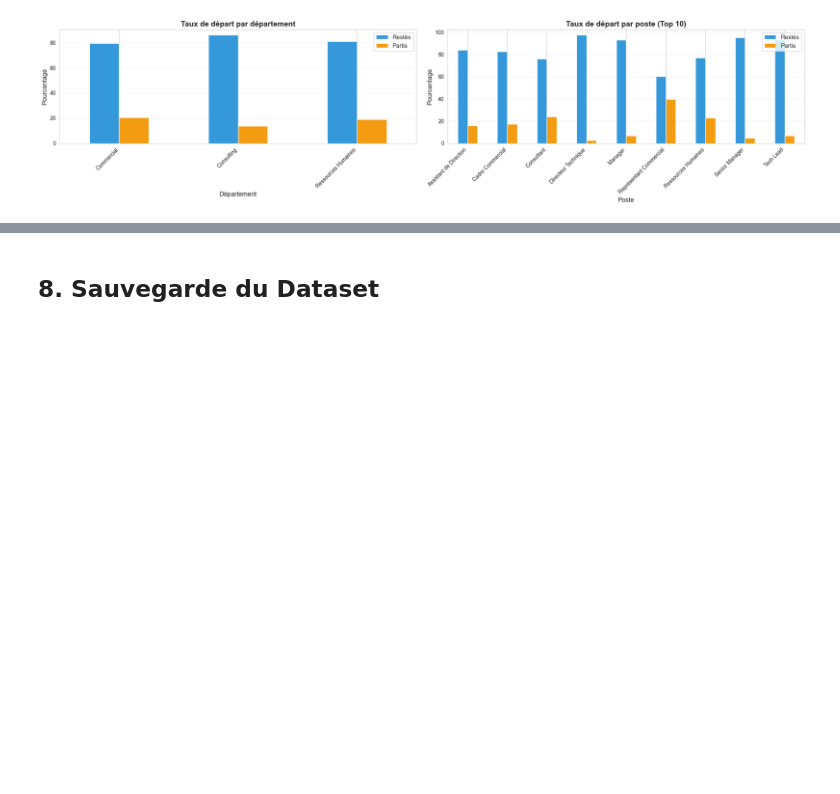
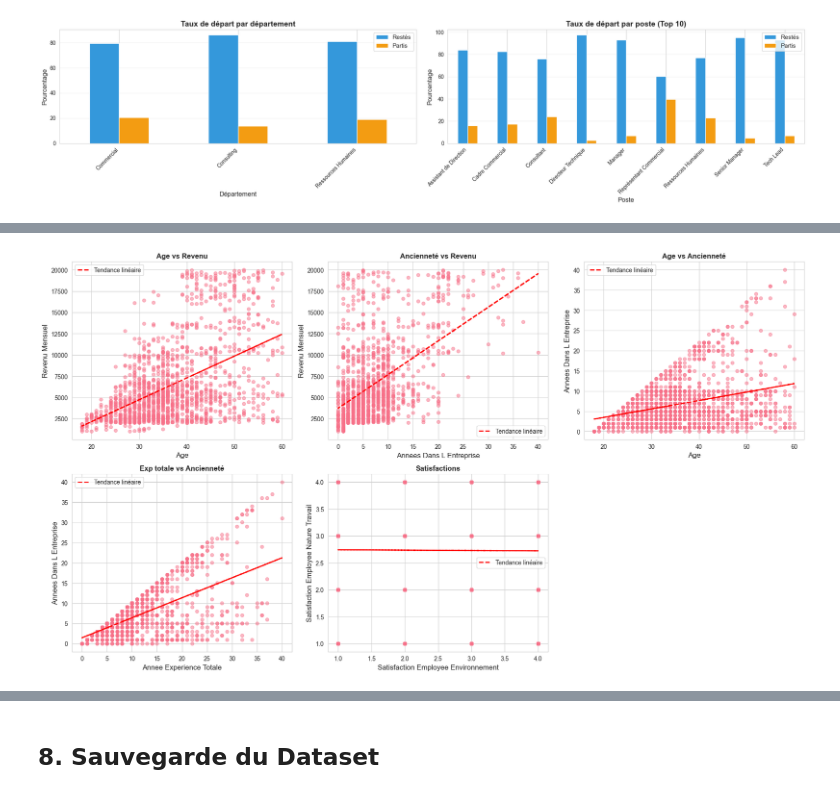
Before and after one commit to vler0ux/esn, a Jupyter notebook: 01_analyse_exploratoire.ipynb, the cells around one changed output, grey strips where cells are left out. Cells and saved outputs as stored; diff of their text form; code cells hidden in the pictures; blank space fills up the shorter version.

```diff
--- a/01_analyse_exploratoire.ipynb
+++ b/01_analyse_exploratoire.ipynb
@@ -1246,0 +1216,32 @@ print("⚠️  Relation NON-LINÉAIRE : Points forment une courbe (parabole, etc
+# %%
+# relations à tester
+relations = [
+    ('age', 'revenu_mensuel', 'Age vs Revenu'),
+    ('annees_dans_l_entreprise', 'revenu_mensuel', 'Ancienneté vs Revenu'),
+    ('age', 'annees_dans_l_entreprise', 'Age vs Ancienneté'),
+    ('annee_experience_totale', 'annees_dans_l_entreprise', 'Exp totale vs Ancienneté'),
+    ('satisfaction_employee_environnement', 'satisfaction_employee_nature_travail', 'Satisfactions')
+]
+
+fig, axes = plt.subplots(2, 3, figsize=(18, 10))
+axes = axes.flatten()
+
+for idx, (x_col, y_col, titre) in enumerate(relations):
+    axes[idx].scatter(df_complet[x_col], df_complet[y_col], alpha=0.5, s=30)
+
+    axes[idx].set_xlabel(x_col.replace('_', ' ').title(), fontsize=12)
+    axes[idx].set_ylabel(y_col.replace('_', ' ').title(), fontsize=12)
+    axes[idx].set_title(titre, fontweight='bold')
+
+    z = np.polyfit(df_complet[x_col], df_complet[y_col], 1)
+    p = np.poly1d(z)
+    axes[idx].plot(df_complet[x_col], p(df_complet[x_col]),
+                   "r--", linewidth=2, label='Tendance linéaire')
+    axes[idx].legend()
+
+axes[5].set_visible(False)
+
+plt.tight_layout()
+plt.show()
+# %% [output]
+[figure, added]
```
Also changed, not shown: parts of 13 cells of this notebook, 1 other file.
